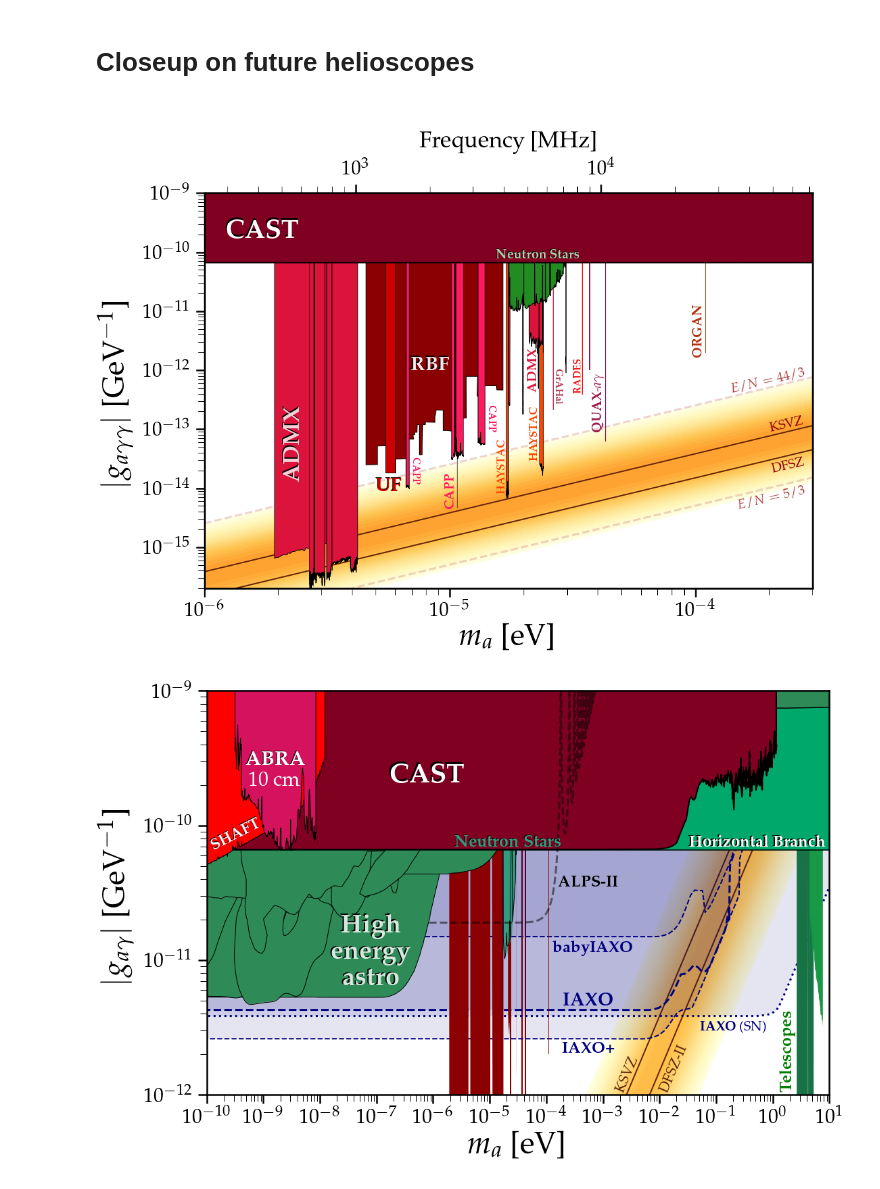
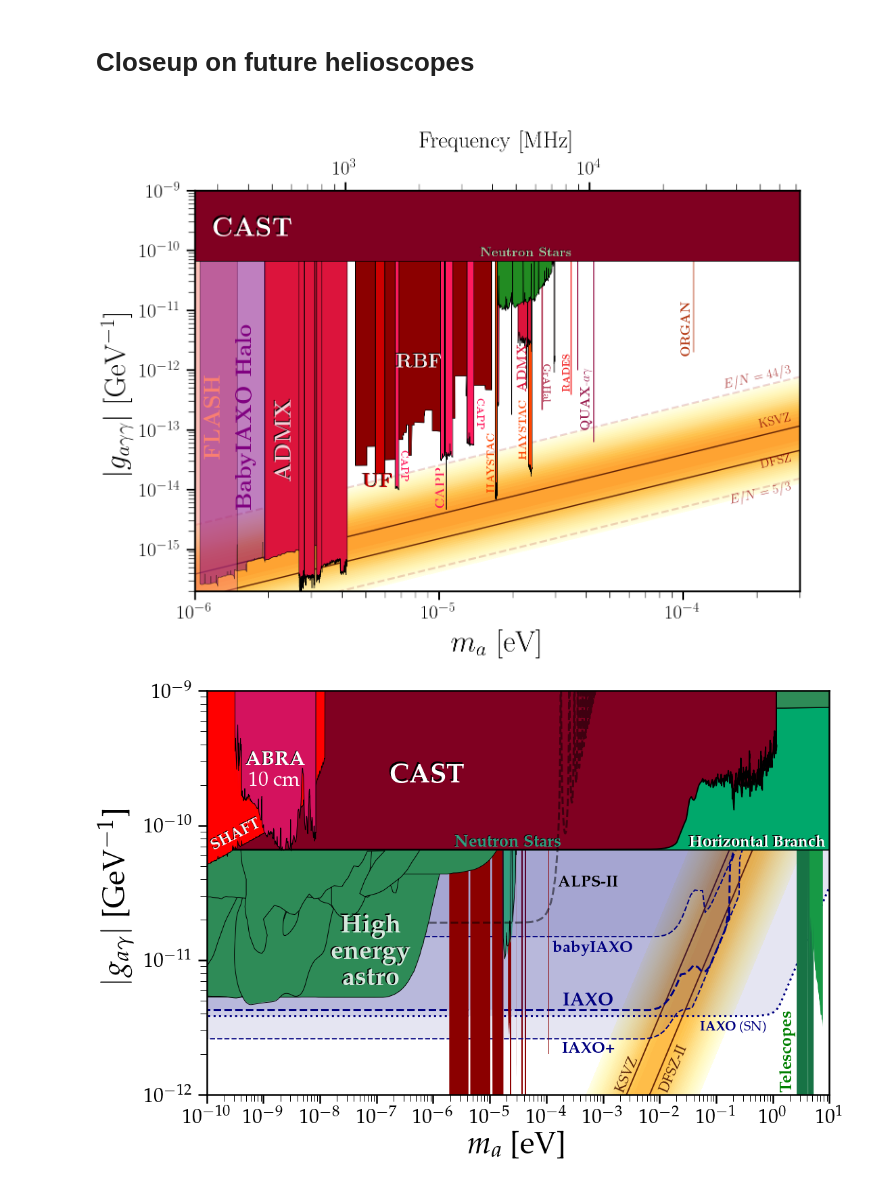
Before and after one commit to babte/AxionLimits, a Jupyter notebook: AxionPhoton_Closeups.ipynb, the cells around one changed output. Cells and saved outputs as stored; diff of their text form; code cells hidden in the pictures.

Commit message:
Editing closeups with BabyIAXO Halo and FLASH

```diff
--- a/AxionPhoton_Closeups.ipynb
+++ b/AxionPhoton_Closeups.ipynb
@@ -116,6 +116,17 @@ dat = loadtxt("limit_data/AxionPhoton/RADES.txt")
 plt.plot([dat[0,0],dat[0,0]],[dat[0,1],y2],color=RADES_col,lw=2,zorder=0.05)
 plt.gcf().text(0.602,0.53,r'{\bf RADES}',color=col_alpha(RADES_col,1),fontsize=15,rotation=90,rotation_mode='anchor',ha='center',va='center')
 
+# FLASH
+dat = loadtxt("limit_data/AxionPhoton/Projections/FLASH_Axions_gagg_100mk.txt")
+plt.fill_between(dat[:,0],dat[:,1],y2=y2,edgecolor='k',facecolor='Salmon',zorder=0.1,alpha=0.5)
+plt.gcf().text(0.15,0.445,r'{\bf FLASH}',color=col_alpha('Salmon',1),fontsize=35,rotation=90,rotation_mode='anchor',ha='center',va='center')
+
+# BabyIAXO Halo
+dat = loadtxt("limit_data/AxionPhoton/Projections/BabyIAXO_prospect_4cavs.txt")
+plt.fill_between(dat[:,0],dat[:,1],y2=y2,edgecolor='k',facecolor='Purple',zorder=0.1,alpha=0.5)
+plt.gcf().text(0.19,0.445,r'{\bf BabyIAXO Halo}',color=col_alpha('Purple',1),fontsize=35,rotation=90,rotation_mode='anchor',ha='center',va='center')
+
+
 
 # Neutron stars
 # dat = loadtxt('limit_data/AxionPhoton/NeutronStars_GreenBank.txt')
@@ -126,34 +137,34 @@ plt.gcf().text(0.602,0.53,r'{\bf RADES}',color=col_alpha(RADES_col,1),fontsize=1
 # plt.plot(dat[:,0],dat[:,1],color='k',lw=1,zorder=0.2)
 # plt.fill_between(dat[:,0],dat[:,1],y2=1e0,zorder=0.2,color='#4ad46a')
 # plt.gcf().text(0.53*(1-0.005),0.81*(1+0.005),r'{\bf Neutron Stars}',color='k',fontsize=30,rotation=0,rotation_mode='anchor',ha='center',va='center')
 # plt.gcf().text(0.53,0.81,r'{\bf Neutron Stars}',color=col_alpha('Green',0.4),fontsize=30,rotation=0,rotation_mode='anchor',ha='center',va='center')
 # plt.gcf().text(0.41*(1-0.001),0.76*(1+0.001),r'{\bf Foster et al.}',color='k',fontsize=25,rotation=0,rotation_mode='anchor',ha='center',va='center',multialignment='center')
 # plt.gcf().text(0.41,0.76,r'Foster et al.',color=col_alpha('ForestGreen',0.7),fontsize=25,rotation=0,rotation_mode='anchor',ha='center',va='center',multialignment='center')
 # plt.gcf().text(0.52*(1-0.001),0.76*(1+0.001),r'{\bf Darling}',color='k',fontsize=25,rotation=0,rotation_mode='anchor',ha='center',va='center',multialignment='center')
 # plt.gcf().text(0.52,0.76,r'Darling',color=col_alpha('SeaGreen',0.7),fontsize=25,rotation=0,rotation_mode='anchor',ha='center',va='center',multialignment='center')
 # plt.gcf().text(0.65*(1-0.001),0.76*(1+0.001),r'{\bf Battye et al.}',color='k',fontsize=25,rotation=0,rotation_mode='anchor',ha='center',va='center',multialignment='center')
 # plt.gcf().text(0.65,0.76,r'Battye et al.',color=col_alpha('#20c742',0.7),fontsize=25,rotation=0,rotation_mode='anchor',ha='center',va='center',multialignment='center')
 
 plt.title('0',color='w',pad=10)
 #plt.gcf().text(0.89,0.15,r'$\rho_0 = 0.45$ GeV cm$^{-3}$',fontsize=30,ha='right')
 
 MySaveFig(fig,'AxionPhoton_RadioFreqCloseup_noNS')
 
 plt.gcf().text(0.55*(1-0.002),0.76*(1+0.002),r'{\bf Neutron Stars}',color='k',fontsize=20,rotation=0,rotation_mode='anchor',ha='center',va='center')
 plt.gcf().text(0.55,0.76,r'{\bf Neutron Stars}',color=col_alpha('ForestGreen',0.4),fontsize=20,rotation=0,rotation_mode='anchor',ha='center',va='center')
 dat = loadtxt('limit_data/AxionPhoton/NeutronStars_BreakthroughListen.txt')
 plt.fill_between(dat[:,0],dat[:,1],y2=y2,edgecolor='k',facecolor='ForestGreen',zorder=0.11)
 
 
 
 
 
 
 
 
 MySaveFig(fig,'AxionPhoton_RadioFreqCloseup')
 # %% [output]
-[figure, old version]
+[figure, new version]
 # %%
 %matplotlib inline
 from numpy import *
```
Also changed, not shown: 2 other files.
